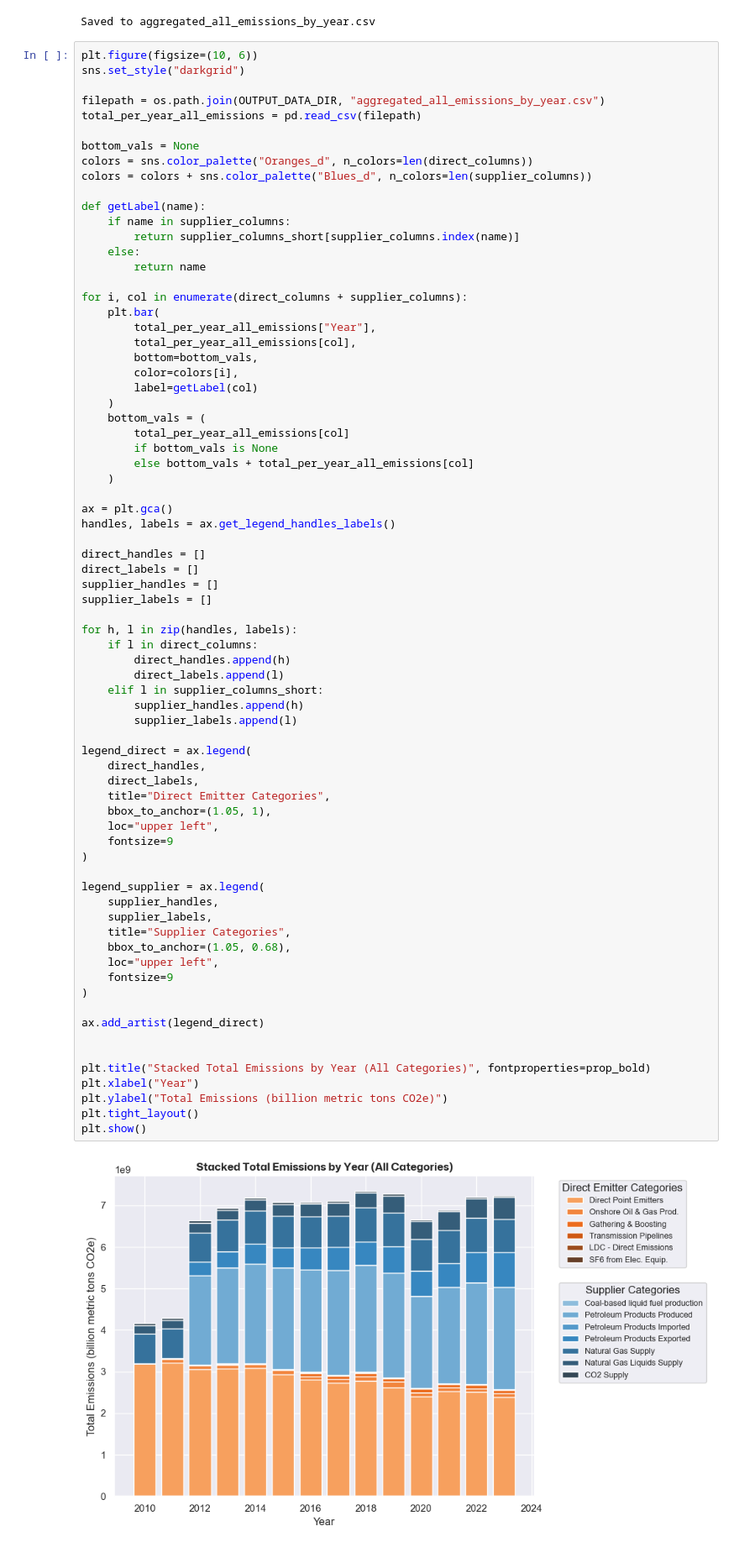
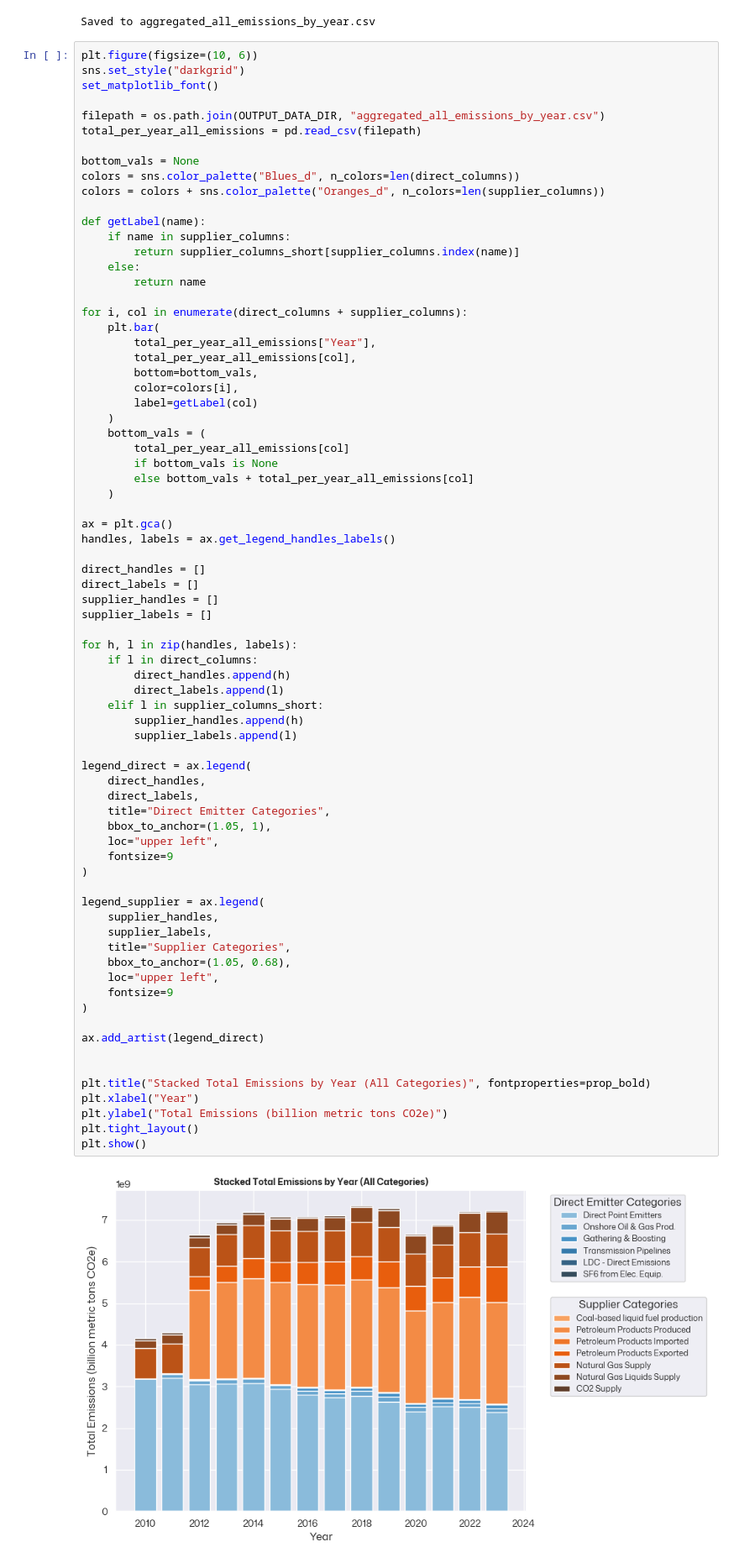
Before and after one commit to edgi-govdata-archiving/GHG-CDP, a Jupyter notebook: SOE_GHG_2.ipynb, the cells around one changed output. Shown at 84% size. Cells and saved outputs as stored; diff of their text form.

Commit message:
More graphs finished

```diff
--- a/SOE_GHG_2.ipynb
+++ b/SOE_GHG_2.ipynb
@@ -532,13 +532,14 @@ Saved to aggregated_all_emissions_by_year.csv
 # %%
 plt.figure(figsize=(10, 6))
 sns.set_style("darkgrid")
+set_matplotlib_font()
 
 filepath = os.path.join(OUTPUT_DATA_DIR, "aggregated_all_emissions_by_year.csv")
 total_per_year_all_emissions = pd.read_csv(filepath)
 
 bottom_vals = None
-colors = sns.color_palette("Oranges_d", n_colors=len(direct_columns))
-colors = colors + sns.color_palette("Blues_d", n_colors=len(supplier_columns))
+colors = sns.color_palette("Blues_d", n_colors=len(direct_columns))
+colors = colors + sns.color_palette("Oranges_d", n_colors=len(supplier_columns))
 
 def getLabel(name):
     if name in supplier_columns:
@@ -576,34 +577,34 @@ for h, l in zip(handles, labels):
         supplier_handles.append(h)
         supplier_labels.append(l)
 
 legend_direct = ax.legend(
     direct_handles,
     direct_labels,
     title="Direct Emitter Categories",
     bbox_to_anchor=(1.05, 1),
     loc="upper left",
     fontsize=9
 )
 
 legend_supplier = ax.legend(
     supplier_handles,
     supplier_labels,
     title="Supplier Categories",
     bbox_to_anchor=(1.05, 0.68),
     loc="upper left",
     fontsize=9
 )
 
 ax.add_artist(legend_direct)
 
 
 plt.title("Stacked Total Emissions by Year (All Categories)", fontproperties=prop_bold)
 plt.xlabel("Year")
 plt.ylabel("Total Emissions (billion metric tons CO2e)")
 plt.tight_layout()
 plt.show()
 # %% [output]
-[figure, old version]
+[figure, new version]
 # %%
 # Load your saved data (if you already wrote it to CSV)
 filepath = os.path.join(OUTPUT_DATA_DIR, "aggregated_emissions_by_facility.csv")
```
Also changed, not shown: parts of 4 cells of this notebook, 8 other files.
